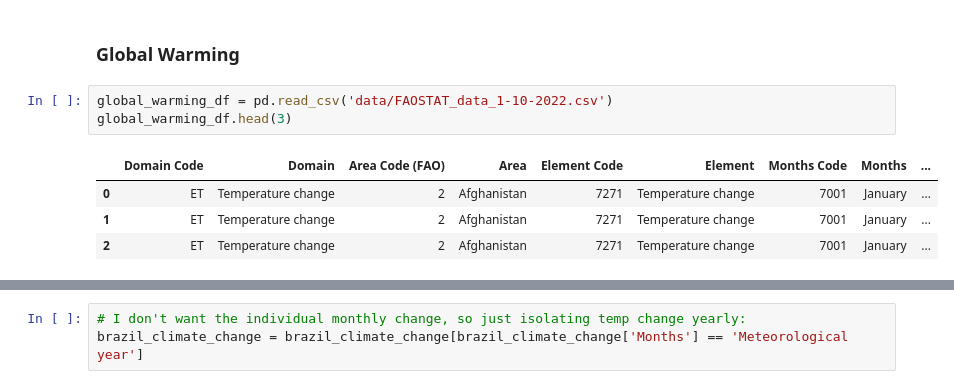
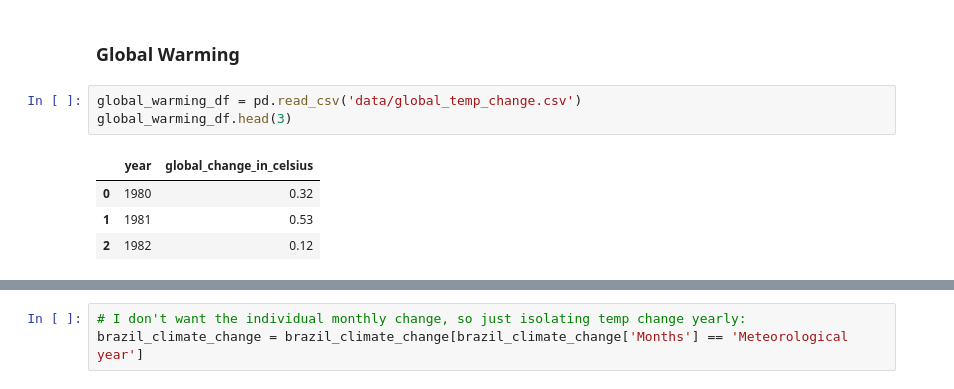
Before and after one commit to sanghyuns/Climate_Change_vs_Coffee_Production, a Jupyter notebook: Lara.ipynb, the cells around one changed output, grey strips where cells are left out. Drawn from its saved outputs; the diff is of its cells as text.

```diff
--- a/Lara.ipynb
+++ b/Lara.ipynb
@@ -52,13 +52,13 @@ import seaborn as sns
 # %% [markdown]
 ### Global Warming
 # %%
-global_warming_df = pd.read_csv('data/FAOSTAT_data_1-10-2022.csv')
+global_warming_df = pd.read_csv('data/global_temp_change.csv')
 global_warming_df.head(3)
 # %% [output]
-|  | Domain Code | Domain | Area Code (FAO) | Area | Element Code | Element | Months Code | Months | ... |
-| 0 | ET | Temperature change | 2 | Afghanistan | 7271 | Temperature change | 7001 | January | ... |
-| 1 | ET | Temperature change | 2 | Afghanistan | 7271 | Temperature change | 7001 | January | ... |
-| 2 | ET | Temperature change | 2 | Afghanistan | 7271 | Temperature change | 7001 | January | ... |
+|  | year | global_change_in_celsius |
+| 0 | 1980 | 0.32 |
+| 1 | 1981 | 0.53 |
+| 2 | 1982 | 0.12 |
 # %%
 # Visualizing overall global warming trends
 plt.scatter(global_warming_df['Year'], global_warming_df['Value']);
```
Also changed, not shown: parts of 49 cells of this notebook.
